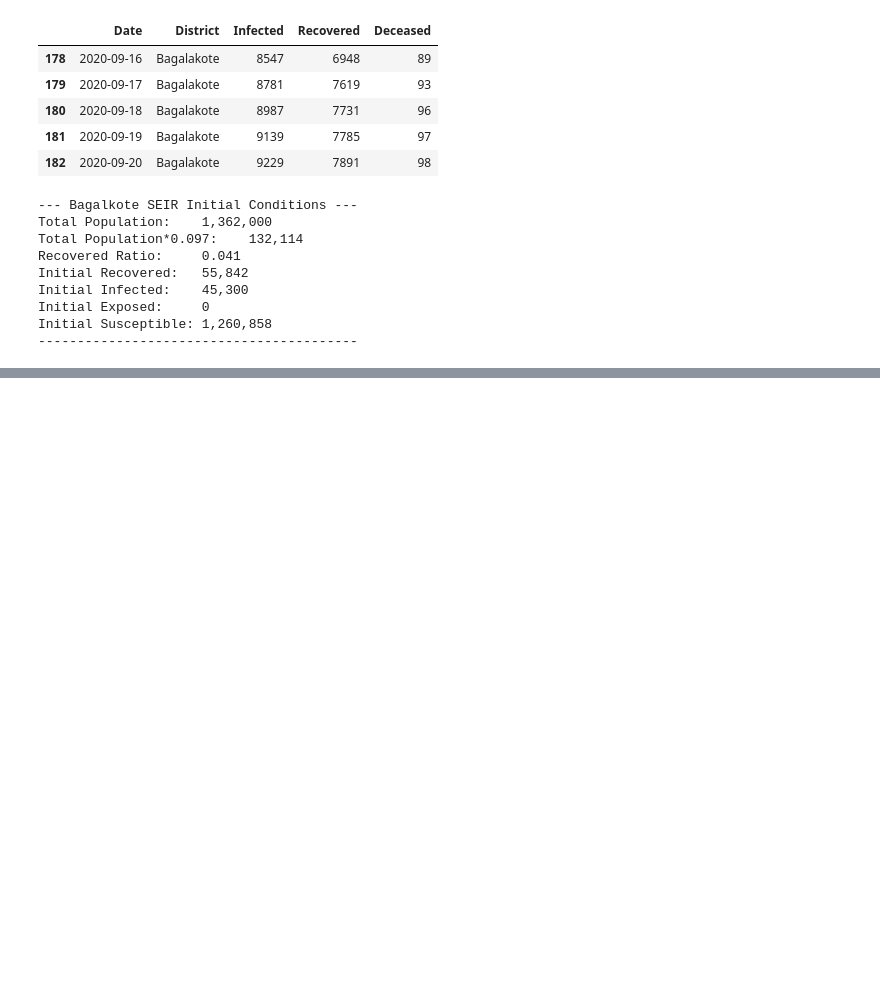
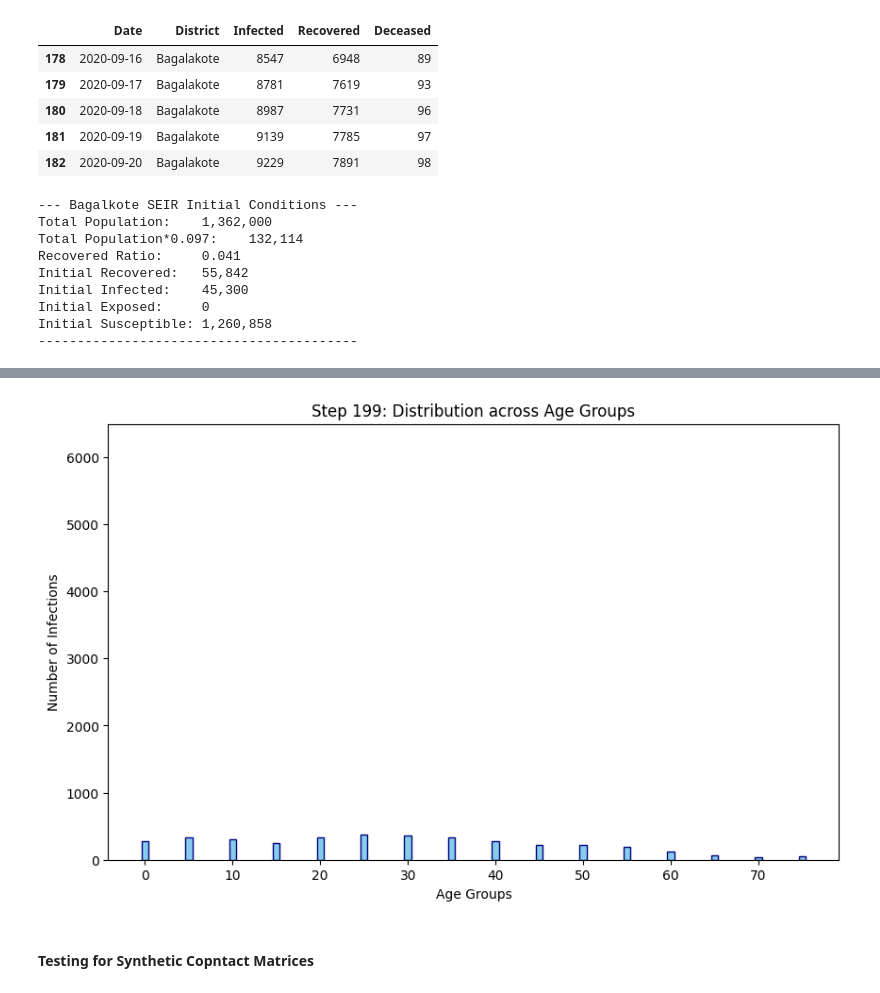
Before and after one commit to HimanshuSingh-all/Patch-Based-Simulator, a Jupyter notebook: karnatak_covid_modelling.ipynb, the cells around one changed output, grey strips where cells are left out. Cells and saved outputs as stored; diff of their text form; code cells hidden in the pictures; blank space fills up the shorter version.

```diff
--- a/karnatak_covid_modelling.ipynb
+++ b/karnatak_covid_modelling.ipynb
@@ -363,0 +406,39 @@ plt.show()
+# %%
+from matplotlib.animation import FuncAnimation
+fig, ax = plt.subplots(figsize=(10, 6))
+
+# Define the data slice to plot: A[:, :, 2]
+target_feature = states[:, :, 2]
+
+# Initial plot state (using the first time step)
+bars = ax.bar(age_stratification, target_feature[0, :], color='skyblue', edgecolor='navy')
+
+# Styling the plot
+ax.set_ylim(0, np.max(target_feature) * 1.2) # Set y-axis limits
+ax.set_xlabel('Age Groups')
+ax.set_ylabel('Number of Infections')
+ax.set_title('Step 0: Distribution across Age Groups')
+
+# 3. Define the Animation Update Function
+def update(frame):
+    # Update the height of each bar for the current frame
+    vals = target_feature[frame, :]
+    for bar, val in zip(bars, vals):
+        bar.set_height(val)
+
+    # Update title to show progress
+    ax.set_title(f'Step {frame}: Distribution across Age Groups')
+    return bars
+
+# 4. Create and Save the Animation
+# 'blit=True' ensures only the parts of the plot that have changed are redrawn
+ani = FuncAnimation(fig, update, frames=STEPS, interval=100, blit=True)
+
+# To save as a GIF (requires 'pillow' library)
+ani.save('distribution_animation.gif', writer='pillow', fps=10)
+
+plt.show()
+# %% [output]
+[figure, added]
+# %% [markdown]
+#### Testing for Synthetic Copntact Matrices
```
Also changed, not shown: parts of 8 cells of this notebook, 6 other files.
